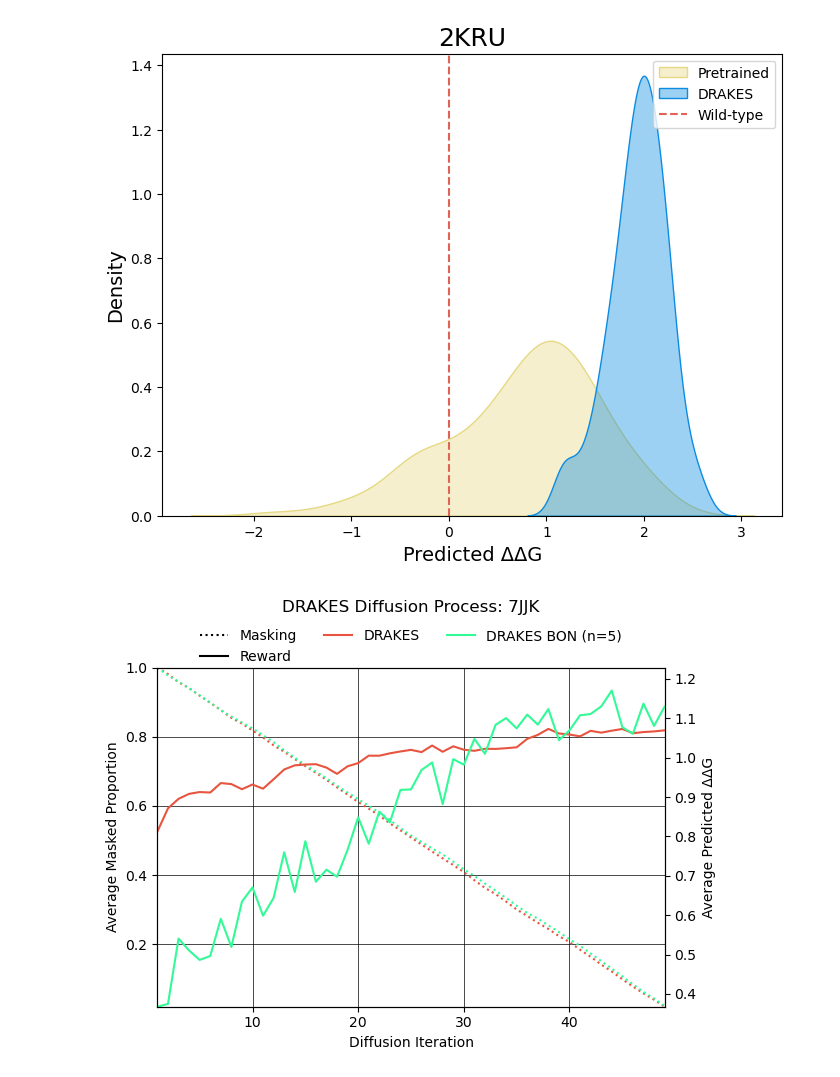
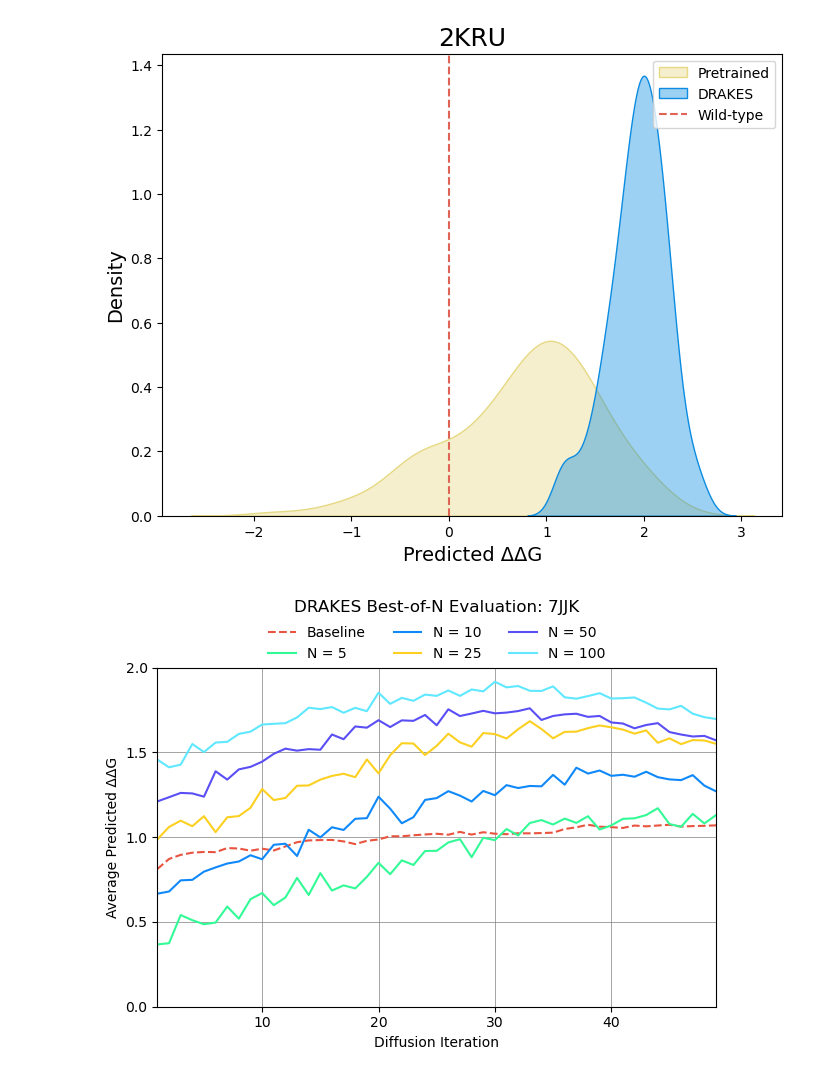
Before and after one commit to shainotshy1/BLISS_Experiments, a Jupyter notebook: DRAKES/analyze_data.ipynb, the cells around one changed output. Cells and saved outputs as stored; diff of their text form; code cells hidden in the pictures.

```diff
--- a/DRAKES/analyze_data.ipynb
+++ b/DRAKES/analyze_data.ipynb
@@ -106,41 +114,32 @@ reward_average_bon_5 = df_bon_5['Reward Average']
 # %%
 import matplotlib.pyplot as plt
 import seaborn as sns
+from math import floor, ceil
 
 plt.style.use('default')
 
-fig, ax1 = plt.subplots()
+fig, ax = plt.subplots()
 
-ax1.grid(color='black', linewidth=0.5)
-ax1.plot(diff_iteration, mask_proportion, linestyle='dotted', color='#E8543F', label='DRAKES Masking')
-ax1.plot(diff_iteration, mask_proportion_bon_5, linestyle='dotted', color='#32FA96', label='DRAKES BON (n=5)')
-#ax1.plot(diff_iteration, mask_proportion_bon_10, linestyle='dotted', color='#0F89F9', label='DRAKES BON (n=10)')
-#ax1.plot(diff_iteration, mask_proportion_bon_20, linestyle='dotted', color='#786EFA', label='DRAKES BON (n=20)')
-ax1.set_xlabel('Diffusion Iteration')
-ax1.set_ylabel('Average Masked Proportion')
-ax1.tick_params(axis='y', labelcolor='black')
-ax1.set_xlim(min(diff_iteration), max(diff_iteration))
-ax1.set_ylim(min(mask_proportion), max(mask_proportion))
+ax.grid(color='gray', linewidth=0.5)
+ax.plot(diff_iteration, reward_average, color='#E8543F', label='Baseline', linestyle='--')
+ax.plot(diff_iteration, reward_average_bon_5, color='#32FA96', label='N = 5')
+ax.plot(diff_iteration, reward_average_bon_10, color='#0F89F9', label='N = 10')
+ax.plot(diff_iteration, reward_average_bon_25, color='#FCD021', label='N = 25')
+ax.plot(diff_iteration, reward_average_bon_50, color='#5A4EF5', label='N = 50')
+ax.plot(diff_iteration, reward_average_bon_100, color='#5FE8FF', label='N = 100')
+ax.set_ylabel('Average Predicted ΔΔG')
+ax.set_xlabel('Diffusion Iteration')
+ax.tick_params(axis='y', labelcolor='black')
+all_reward = np.concatenate((reward_average, reward_average_bon_5, reward_average_bon_10, reward_average_bon_25))
+ax.set_ylim(min(all_reward), max(all_reward))
+ax.set_xlim(min(diff_iteration), max(diff_iteration))
+y_min = floor(min(all_reward))
+y_max = ceil(max(all_reward))
+ax.set_yticks(np.linspace(y_min, y_max, num=5))
 
-ax2 = ax1.twinx()
-masking_line, = ax2.plot([], [], linestyle='dotted', color='black', label='Masking')
-reward_line, = ax2.plot([], [], linestyle='solid', color='black', label='Reward')
-ax2.plot(diff_iteration, reward_average, color='#E8543F', label='DRAKES')
-ax2.plot(diff_iteration, reward_average_bon_5, color='#32FA96', label='DRAKES BON (n=5)')
-#ax2.plot(diff_iteration, reward_average_bon_10, color='#0F89F9', label='DRAKES BON (n=10)')
-#ax2.plot(diff_iteration, reward_average_bon_20, color='#786EFA', label='DRAKES BON (n=20)')
-ax2.set_ylabel('Average Predicted ΔΔG')
-ax2.tick_params(axis='y', labelcolor='black')
-all_reward = np.concatenate((reward_average, reward_average_bon_5))
-ax2.set_ylim(min(all_reward), max(all_reward) * 1.05)
-
-reward_lines, reward_labels = ax2.get_legend_handles_labels()
-updated_reward_labels = [label for label in reward_labels]
-
-plt.legend(reward_lines, updated_reward_labels,
-           loc='upper center', bbox_to_anchor=(0.5, 1.15), ncol=3, frameon=False)
-plt.title('DRAKES Diffusion Process: 7JJK', pad=40)
+plt.legend(loc='upper center', bbox_to_anchor=(0.5, 1.16), ncol=3, frameon=False)
+plt.title('DRAKES Best-of-N Evaluation: 7JJK', pad=40)
 plt.tight_layout()
 plt.show()
 # %% [output]
-[figure, old version]
+[figure, new version]
```
Also changed, not shown: parts of 1 cell of this notebook, 6 other files.
